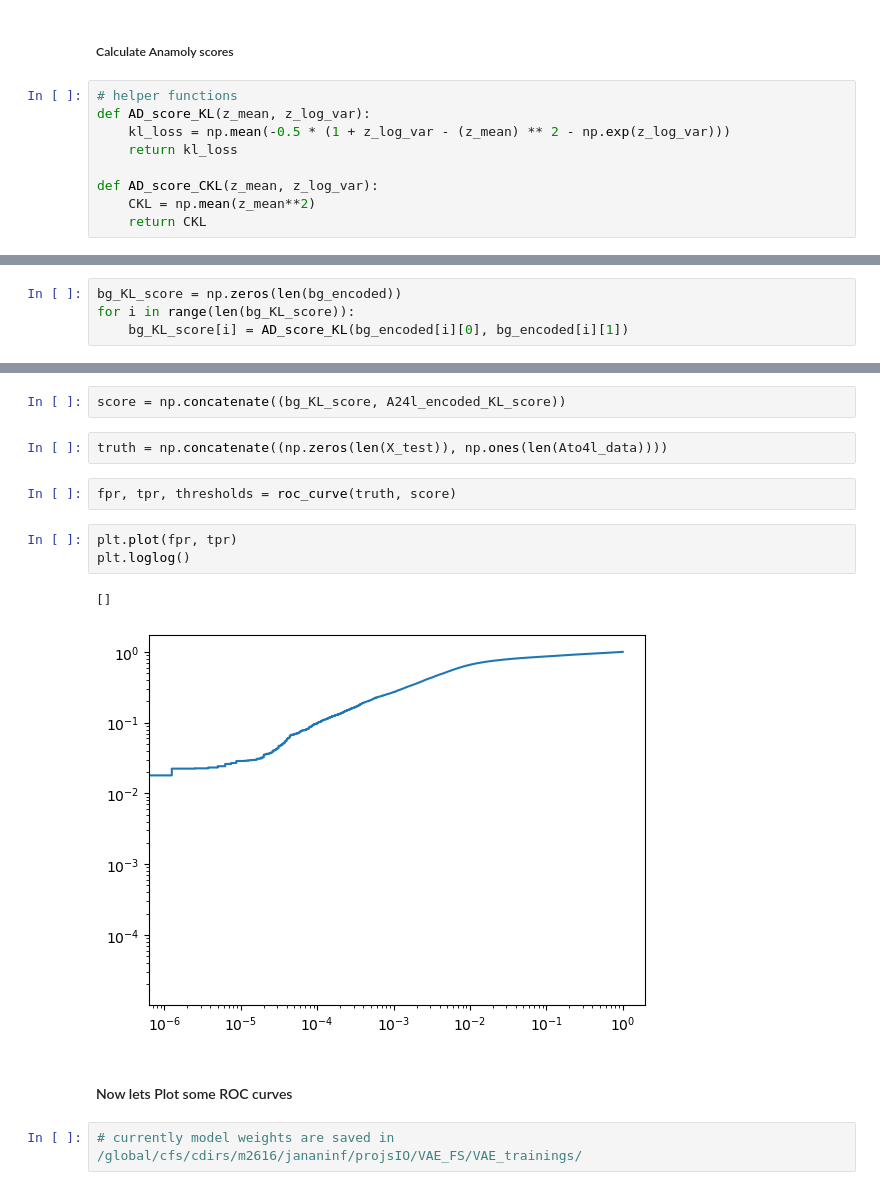
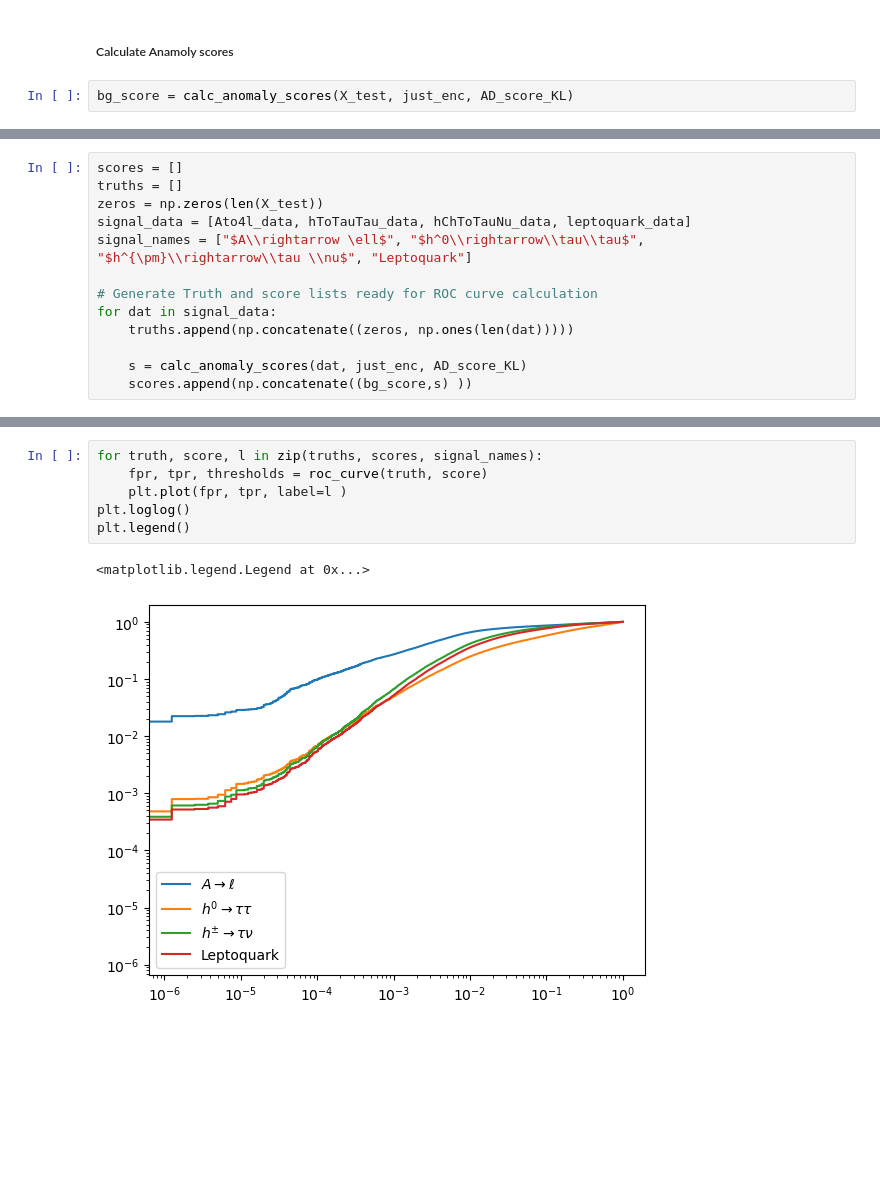
Before and after one commit to jnamador/vae_fs, a Jupyter notebook: vaes/vae0.ipynb, the cells around one changed output, grey strips where cells are left out. Saved outputs shown, nothing was run; the diff lists cells and outputs as text; blank space fills up the shorter version.

Commit message:
All 4 ROC curves plotted

```diff
--- a/vaes/vae0.ipynb
+++ b/vaes/vae0.ipynb
@@ -494,11 +520,4 @@ A24l_encoded = np.array(just_enc.predict(Ato4l_data))[0]
 # %% [markdown]
 ##### Calculate Anamoly scores
 # %%
-# helper functions
-def AD_score_KL(z_mean, z_log_var):
-    kl_loss = np.mean(-0.5 * (1 + z_log_var - (z_mean) ** 2 - np.exp(z_log_var)))
-    return kl_loss
-
-def AD_score_CKL(z_mean, z_log_var):
-    CKL = np.mean(z_mean**2)
-    return CKL
+bg_score = calc_anomaly_scores(X_test, just_enc, AD_score_KL)
@@ -505,4 +526,13 @@ def AD_score_CKL(z_mean, z_log_var):
 # %%
-bg_KL_score = np.zeros(len(bg_encoded))
-for i in range(len(bg_KL_score)):
-    bg_KL_score[i] = AD_score_KL(bg_encoded[i][0], bg_encoded[i][1])
+scores = []
+truths = []
+zeros = np.zeros(len(X_test))
+signal_data = [Ato4l_data, hToTauTau_data, hChToTauNu_data, leptoquark_data]
+signal_names = ["$A\\rightarrow \ell$", "$h^0\\rightarrow\\tau\\tau$", "$h^{\pm}\\rightarrow\\tau \\nu$", "Leptoquark"]
+
+# Generate Truth and score lists ready for ROC curve calculation
+for dat in signal_data:
+    truths.append(np.concatenate((zeros, np.ones(len(dat)))))
+
+    s = calc_anomaly_scores(dat, just_enc, AD_score_KL)
+    scores.append(np.concatenate((bg_score,s) ))
@@ -517,16 +546,9 @@ for i in range(len(A24l_encoded_KL_score)):
-# %%
-score = np.concatenate((bg_KL_score, A24l_encoded_KL_score))
-# %%
-truth = np.concatenate((np.zeros(len(X_test)), np.ones(len(Ato4l_data))))
-# %%
-fpr, tpr, thresholds = roc_curve(truth, score)
-# %%
-plt.plot(fpr, tpr)
-plt.loglog()
-# %% [output]
-[]
-[figure, removed]
-# %% [markdown]
-#### Now lets Plot some ROC curves
-# %%
-# currently model weights are saved in /global/cfs/cdirs/m2616/jananinf/projsIO/VAE_FS/VAE_trainings/
+# %%
+for truth, score, l in zip(truths, scores, signal_names):
+    fpr, tpr, thresholds = roc_curve(truth, score)
+    plt.plot(fpr, tpr, label=l )
+plt.loglog()
+plt.legend()
+# %% [output]
+<matplotlib.legend.Legend at 0x...>
+[figure, added]
```
Also changed, not shown: parts of 7 cells of this notebook.
